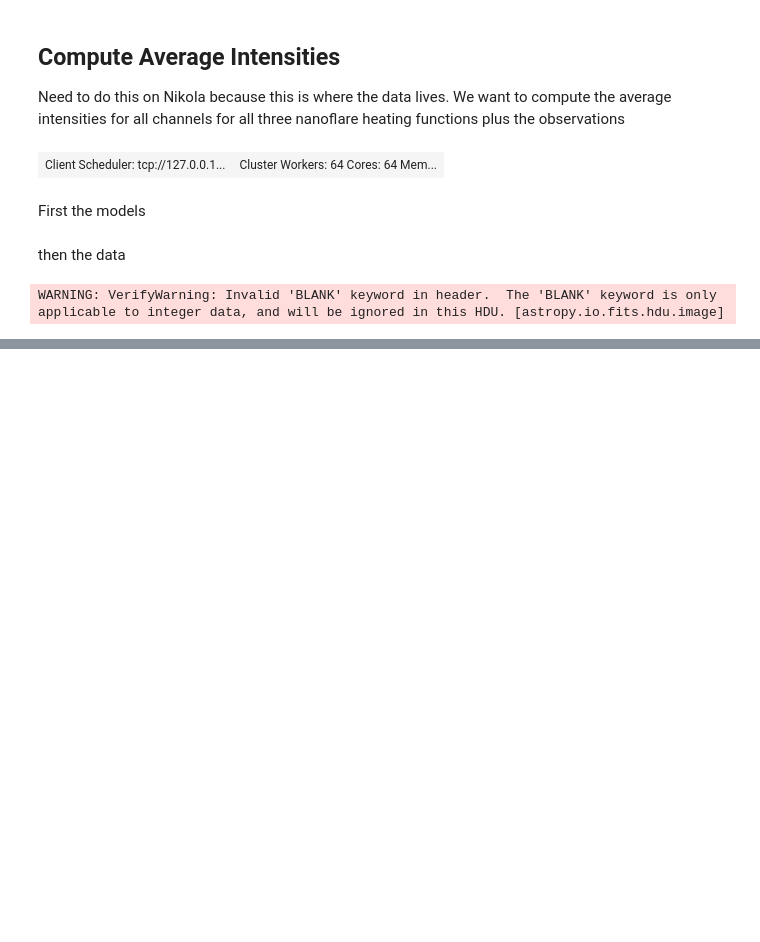
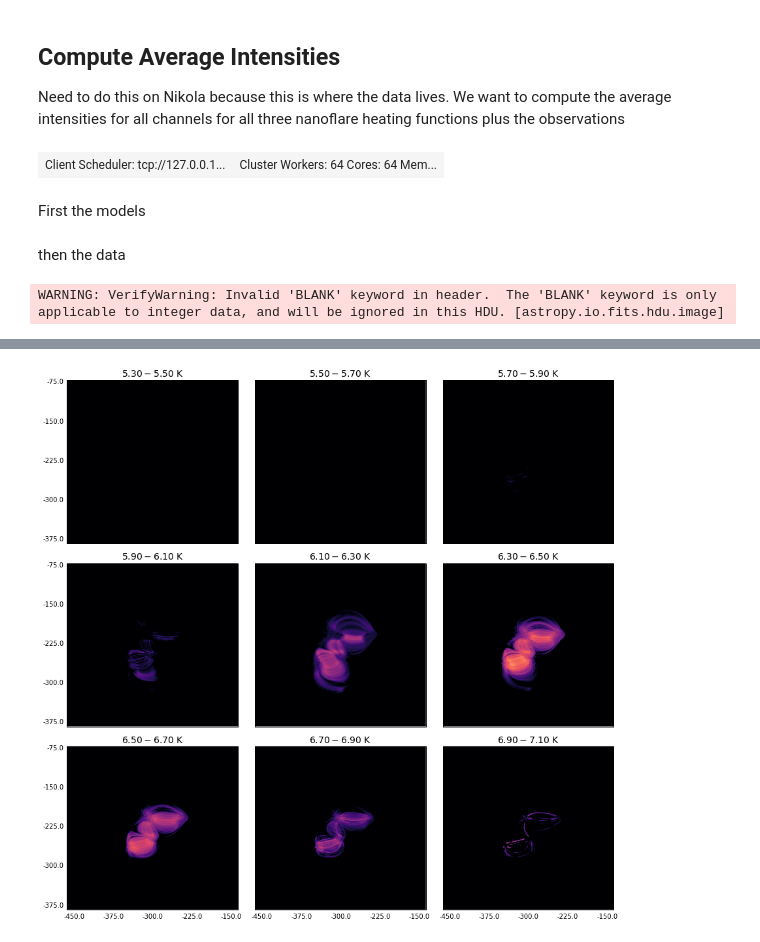
Before and after one commit to wtbarnes/posters, a Jupyter notebook: shine_2018/notebooks/em_slopes.ipynb, the cells around one changed output, grey strips where cells are left out. Cells and saved outputs as stored; diff of their text form; code cells hidden in the pictures; blank space fills up the shorter version.

```diff
--- a/shine_2018/notebooks/em_slopes.ipynb
+++ b/shine_2018/notebooks/em_slopes.ipynb
@@ -58,0 +90,2 @@ Compute the DEM using the method of Hannah and Kontar (2012)
+# %%
+responses = [splev(temperature_bin_centers.value, c['temperature_response_spline']) for c in aia.channels]
@@ -58,0 +94,9 @@ Compute the DEM using the method of Hannah and Kontar (2012)
+# %%
+filenames = sorted(glob.glob('/Users/willbarnes/Downloads/shine2018_temp/high*_time_average.fits'),
+                   key=lambda x:int(os.path.basename(x).split('_')[1]))
+maps = [sunpy.map.Map(f) for f in filenames]
+# %%
+hk_model = HannahKontarModel(maps, temperature_bin_edges, responses,
+                             dem_path='/Users/willbarnes/Documents/work/codes/demreg/idl')
+# %%
+em_high = hk_model.fit()
@@ -58,0 +121,19 @@ Compute the DEM using the method of Hannah and Kontar (2012)
+# %%
+fig = plt.figure(figsize=(15,15))
+plt.subplots_adjust(wspace=0.1,hspace=0.1)
+for i in range(len(em_high.maps)):
+    tmp = em_high[i]
+    ax = fig.add_subplot(3,3,i+1,projection=tmp)
+    tmp.plot(annotate=False,title=False,axes=ax,norm=matplotlib.colors.SymLogNorm(1,vmin=1e25,vmax=1e29))
+    ax.grid(alpha=0)
+    lon = ax.coords[0]
+    lat = ax.coords[1]
+    lon.set_ticks_visible(False)
+    lat.set_ticks_visible(False)
+    if i%3 != 0:
+        lat.set_ticklabel_visible(False)
+    if i < 6:
+        lon.set_ticklabel_visible(False)
+    ax.set_title(f'${np.log10(tmp.meta["temp_a"]):.2f}-{np.log10(tmp.meta["temp_b"]):.2f}$ K')
+# %% [output]
+[figure, added]
```
Also changed, not shown: parts of 33 cells of this notebook, 1 other file.
